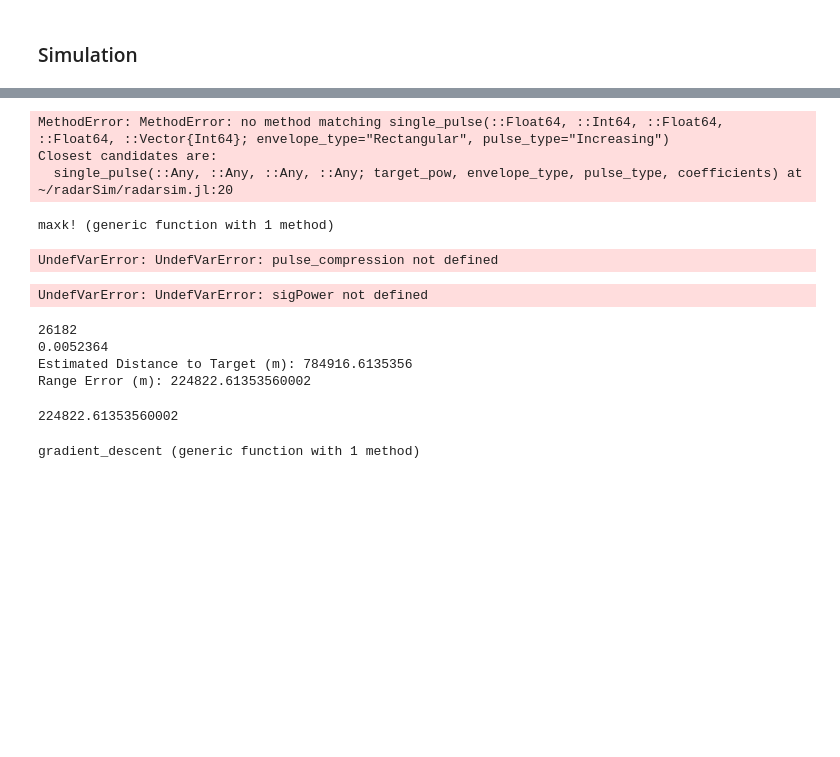
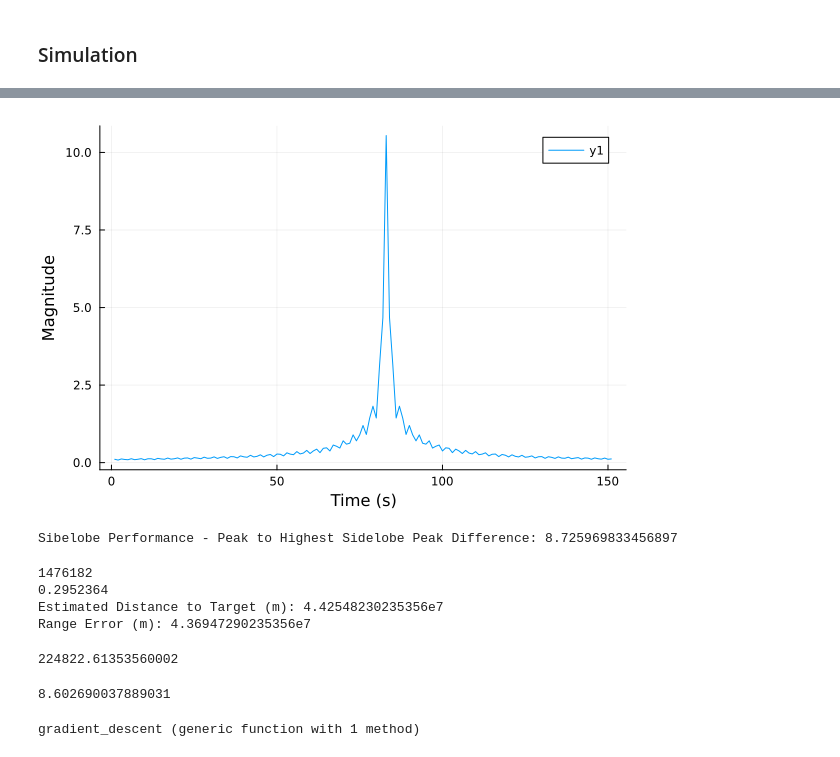
Before and after one commit to WPI-5G/radarSim, a Jupyter notebook: sim.ipynb, the cells around one changed output, grey strips where cells are left out. Drawn from its saved outputs; the diff is of its cells as text; code cells hidden in the pictures; blank space fills up the shorter version.

Commit message:
Sidelobes

```diff
--- a/sim.ipynb
+++ b/sim.ipynb
@@ -31,7 +32,7 @@ fc = 900_000_000; #Hz
 Gt = 40; #dB
 Gr = 45; #dB
 system_loss = 6; #dB
-coefficients = [1,14,8];
+coefficients = [1, 999, 41];
 
 targets = [Target(560_094, 0)]
 num_targets = length(targets);
@@ -50,4 +51,4 @@ Minimum Range (km): 224.8443435
 # %% [markdown]
 ### Simulation
 # %%
-t, pulse_train = gen_pulse_train(repetitions, samp_rate, prf, τ, β, envelope_type="Rectangular", pulse_type="Increasing", coefficients);
+t, pulse_train = gen_pulse_train(repetitions, samp_rate, prf, τ, β, envelope_type="Rectangular", pulse_type="NOrderPoly", coefficients=coefficients);
@@ -58,2 +55,2 @@ Closest candidates are:
 # %%
-rx_pulse_train, noise = sim_return(samp_rate, pulse_train, targets, fc=fc, system_loss=system_loss, Gt=Gt, Gr=Gr, SNR=12);
+rx_pulse_train, noise = sim_return(samp_rate, pulse_train, targets, fc=fc, system_loss=system_loss, Gt=Gt, Gr=Gr, SNR=100);
@@ -69,30 +64,24 @@ UndefVarError: UndefVarError: pulse_train not defined
 # %%
-null, p = single_pulse(samp_rate, prf, τ, β, envelope_type="Rectangular", pulse_type="Increasing", coefficients);
+null, p = single_pulse(samp_rate, prf, τ, β, envelope_type="Rectangular", pulse_type="NOrderPoly", coefficients=coefficients);
 pulse_compression = conv(rx_pulse_train, conj(reverse(p[begin:round(Int, τ*samp_rate)])));
 pulse_compression = pulse_compression[1:length(rx_pulse_train)];
-# %% [output]
-MethodError: MethodError: no method matching single_pulse(::Float64, ::Int64, ::Float64, ::Float64, ::Vector{Int64}; envelope_type="Rectangular", pulse_type="Increasing")
-Closest candidates are:
-  single_pulse(::Any, ::Any, ::Any, ::Any; target_pow, envelope_type, pulse_type, coefficients) at ~/radarSim/radarsim.jl:20
-# %%
-function maxk!(ix, a, k; initialized=false)
-    partialsortperm!(ix, a, 1:k, rev=true, initialized=initialized)
-    return collect(zip(ix, a[ix]))
-end
-# %% [output]
-maxk! (generic function with 1 method)
 # %%
 sigPower = abs.(pulse_compression)
+sigPower = sigPower[1:26300]
 plot(sigPower[26100:26250], xguide="Time (s)", yguide="Magnitude")
 # %% [output]
-UndefVarError: UndefVarError: pulse_compression not defined
+[figure, added]
-# %%
-idx = collect(1:26300)
-print(maxk!(idx, sigPower[1:26300], 10, initialized=true))
-# %% [output]
-UndefVarError: UndefVarError: sigPower not defined
+# %%
+peaks = argmaxima(sigPower);
+null, sigPowerMaxPeakIdx = findmax(sigPower);
+peaksPeakIdx = first(findall(x->x==sigPowerMaxPeakIdx, peaks));
+sigPowerSidelobeIdx = peaks[peaksPeakIdx+1];
+sidelobePerformance = sigPower[sigPowerMaxPeakIdx] - sigPower[sigPowerSidelobeIdx];
+println("Sibelobe Performance - Peak to Highest Sidelobe Peak Difference: ", sidelobePerformance)
+# %% [output]
+Sibelobe Performance - Peak to Highest Sidelobe Peak Difference: 8.725969833456897
 # %%
-null, idx = findmax(sigPower[1:50000])
+null, idx = findmax(sigPower)
 println(idx)
 println((idx)/samp_rate)
 estimatedRange  = (t[idx]*299_792_458)/2
@@ -100,10 +89,10 @@ rangeError = abs(estimatedRange - 560_094)
 println("Estimated Distance to Target (m): ", estimatedRange)
 println("Range Error (m): ", rangeError)
 # %% [output]
-26182
-0.0052364
-Estimated Distance to Target (m): 784916.6135356
-Range Error (m): 224822.61353560002
+1476182
+0.2952364
+Estimated Distance to Target (m): 4.42548230235356e7
+Range Error (m): 4.36947290235356e7
 # %%
 function range_accuracy(coeff)
     samp_rate = 5e6  #hz
@@ -135,6 +124,38 @@ end
 range_accuracy([1,14,54,149])
 # %% [output]
 224822.61353560002
+# %%
+function sidelobe_performance(coeff)
+    samp_rate = 5e6  #hz
+    prf = 100 #Hz
+    duty_factor = .15; #.05
+    β = 1e6; #Pulse Bandwidth
+    repetitions = 128;
+    fc = 900_000_000; #Hz
+    Gt = 40; #dB
+    Gr = 45; #dB
+    system_loss = 6; #dB
+    targets = [Target(560_094, 0)]
+    num_targets = length(targets);
+    τ = duty_factor * (1/prf);
+    λ = (1/fc) * c;
+    t, pulse_train = gen_pulse_train(repetitions, samp_rate, prf, τ, β, envelope_type="Rectangular", pulse_type="Increasing", coefficients=coeff);
+    rx_pulse_train, noise = sim_return(samp_rate, pulse_train, targets, fc=fc, system_loss=system_loss, Gt=Gt, Gr=Gr, SNR=100);
+    null, p = single_pulse(samp_rate, prf, τ, β, envelope_type="Rectangular", pulse_type="Increasing", coefficients=coeff);
+    pulse_compression = conv(rx_pulse_train, conj(reverse(p[begin:round(Int, τ*samp_rate)])));
+    pulse_compression = pulse_compression[1:length(rx_pulse_train)];
+
+    peaks = argmaxima(sigPower);
+    null, sigPowerMaxPeakIdx = findmax(sigPower);
+    peaksPeakIdx = first(findall(x->x==sigPowerMaxPeakIdx, peaks));
+    sigPowerSidelobeIdx = peaks[peaksPeakIdx+1];
+    sidelobeDiff = sigPower[sigPowerMaxPeakIdx] - sigPower[sigPowerSidelobeIdx];
+    return sidelobeDiff
+end
+
+sidelobe_performance([1])
+# %% [output]
+8.602690037889031
 # %%
 function gradient(coefficients)
     Δ = 1
```
Also changed, not shown: parts of 8 cells of this notebook.
